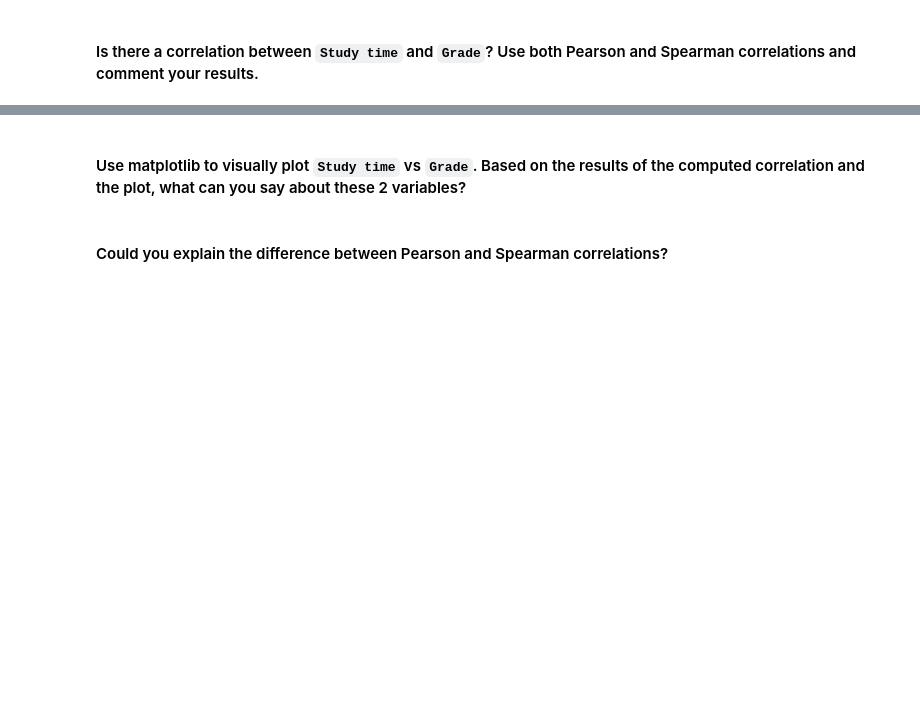
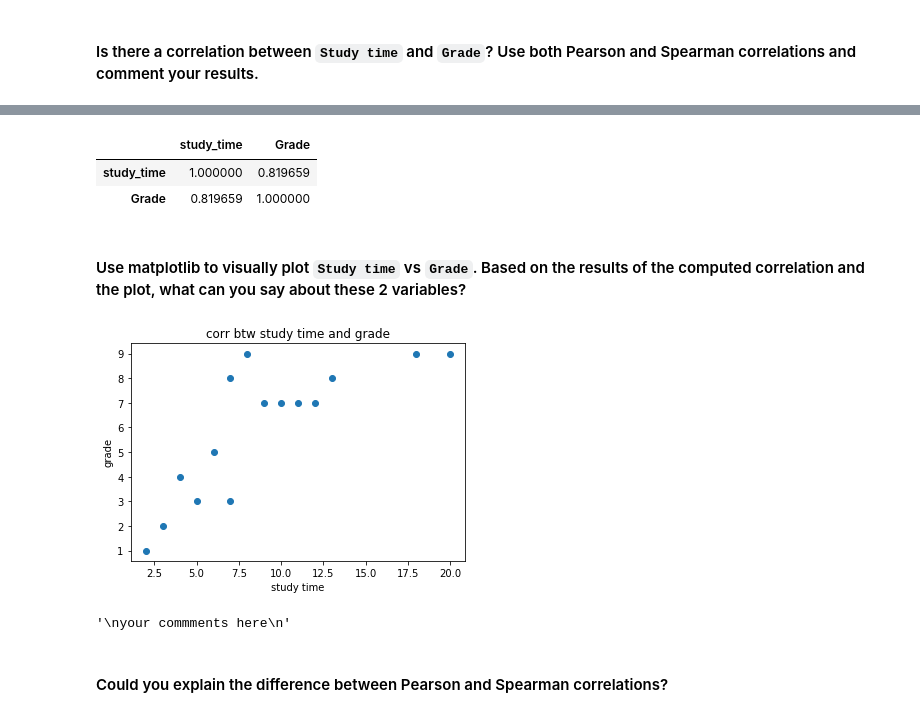
Before and after one commit to FHnt97/lab-pivot-table-and-correlation, a Jupyter notebook: your_code/main.ipynb, the cells around one changed output, grey strips where cells are left out. Drawn from its saved outputs; the diff is of its cells as text; code cells hidden in the pictures; blank space fills up the shorter version.

```diff
--- a/your_code/main.ipynb
+++ b/your_code/main.ipynb
@@ -358,0 +375,6 @@ your commments here
+# %%
+time_grades.corr(method="spearman")
+# %% [output]
+|  | study_time | Grade |
+| study_time | 1.000000 | 0.819659 |
+| Grade | 0.819659 | 1.000000 |
@@ -367,2 +388,19 @@ your commments here
+# %%
+# your code here
+plt.scatter(time_grades["study_time"], time_grades["Grade"])
+plt.title("corr btw study time and grade")
+plt.xlabel("study time")
+plt.ylabel("grade")
+plt.show()
+# %% [output]
+[figure, added]
+# %%
+"""
+graph reflects calculation results, there is a correlation - interesting as grade/time relationships are
+commonly linked to the pareto principle of 80/20, and this can be seen is the graphic too
+
+"""
+# %% [output]
+'\nyour commments here\n'
 # %% [markdown]
 #### Could you explain the difference between Pearson and Spearman correlations?
```
Also changed, not shown: parts of 11 cells of this notebook, 1 other file.
